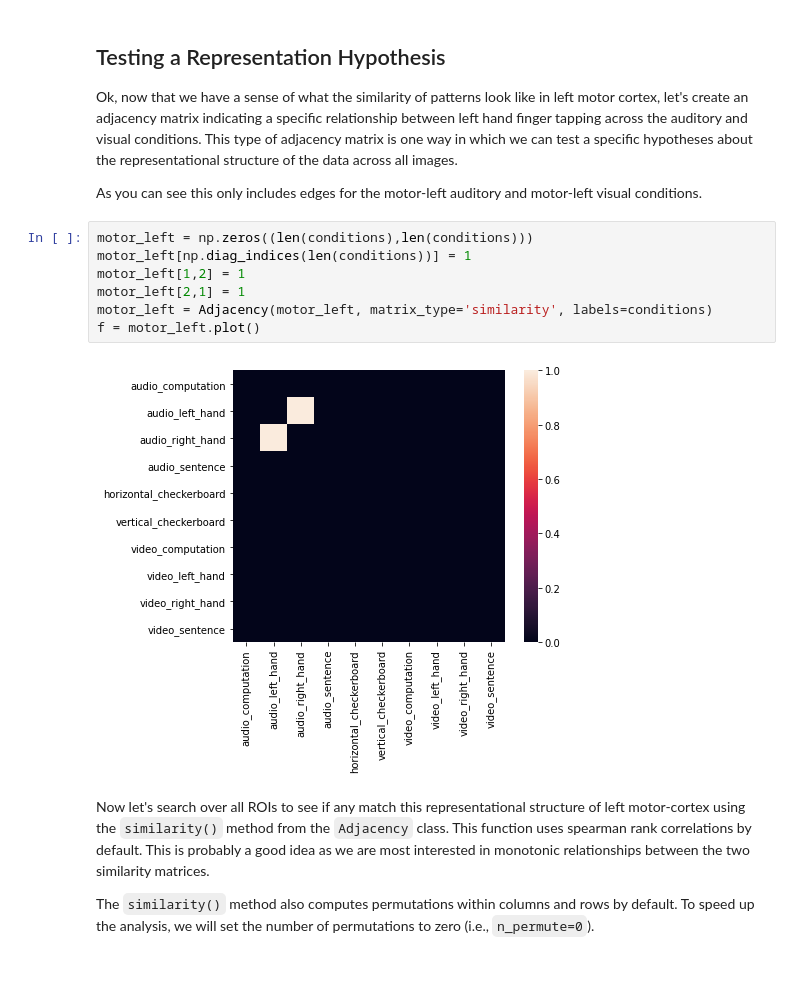
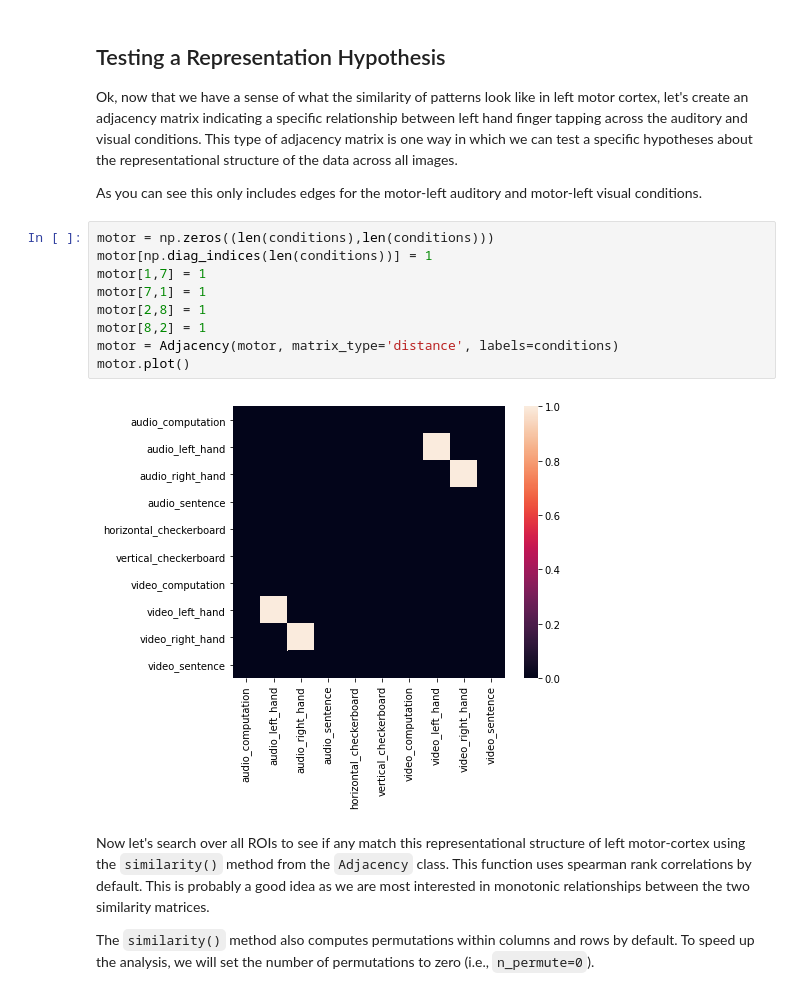
Before and after one commit to ljchang/dartbrains, a Jupyter notebook: content/features/notebooks/14_RSA.ipynb, the cells around one changed output. Saved outputs shown, nothing was run; the diff lists cells and outputs as text.

```diff
--- a/content/features/notebooks/14_RSA.ipynb
+++ b/content/features/notebooks/14_RSA.ipynb
@@ -173,14 +172,16 @@ Ok, now that we have a sense of what the similarity of patterns look like in lef
 
 As you can see this only includes edges for the motor-left auditory and motor-left visual conditions.
 # %%
-motor_left = np.zeros((len(conditions),len(conditions)))
-motor_left[np.diag_indices(len(conditions))] = 1
-motor_left[1,2] = 1
-motor_left[2,1] = 1
-motor_left = Adjacency(motor_left, matrix_type='similarity', labels=conditions)
-f = motor_left.plot()
+motor = np.zeros((len(conditions),len(conditions)))
+motor[np.diag_indices(len(conditions))] = 1
+motor[1,7] = 1
+motor[7,1] = 1
+motor[2,8] = 1
+motor[8,2] = 1
+motor = Adjacency(motor, matrix_type='distance', labels=conditions)
+motor.plot()
 # %% [output]
-[figure, old version]
+[figure, new version]
 # %% [markdown]
 Now let's search over all ROIs to see if any match this representational structure of left motor-cortex using the `similarity()` method from the `Adjacency` class. This function uses spearman rank correlations by default. This is probably a good idea as we are most interested in monotonic relationships between the two similarity matrices.
 
```
Also changed, not shown: parts of 16 cells of this notebook, 35 other files.
